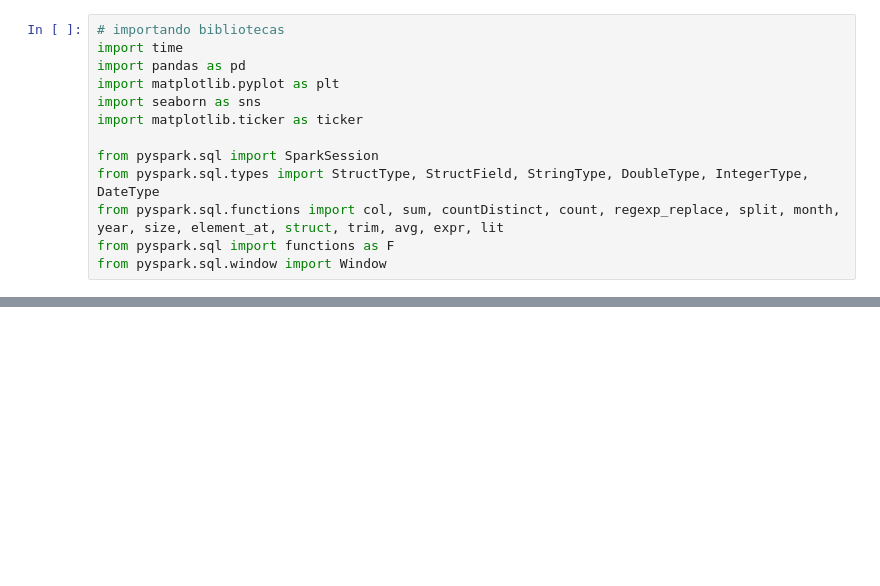
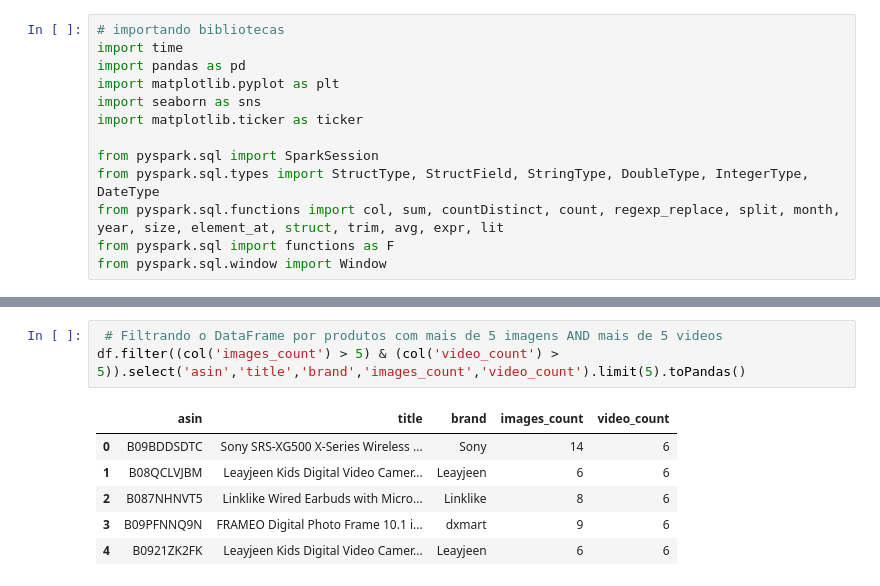
Before and after one commit to caioypaulino/Projet-BigData_Analytics_PySpark, a Jupyter notebook: big_data_analytics.ipynb, the cells around one changed output, grey strips where cells are left out. Cells and saved outputs as stored; diff of their text form; blank space fills up the shorter version.

```diff
--- a/big_data_analytics.ipynb
+++ b/big_data_analytics.ipynb
@@ -53,0 +151,10 @@ StructField("video", StringType(), True),
+# %%
+ # Filtrando o DataFrame por produtos com mais de 5 imagens AND mais de 5 videos
+df.filter((col('images_count') > 5) & (col('video_count') > 5)).select('asin','title','brand','images_count','video_count').limit(5).toPandas()
+# %% [output]
+|  | asin | title | brand | images_count | video_count |
+| 0 | B09BDDSDTC | Sony SRS-XG500 X-Series Wireless ... | Sony | 14 | 6 |
+| 1 | B08QCLVJBM | Leayjeen Kids Digital Video Camer... | Leayjeen | 6 | 6 |
+| 2 | B087NHNVT5 | Linklike Wired Earbuds with Micro... | Linklike | 8 | 6 |
+| 3 | B09PFNNQ9N | FRAMEO Digital Photo Frame 10.1 i... | dxmart | 9 | 6 |
+| 4 | B0921ZK2FK | Leayjeen Kids Digital Video Camer... | Leayjeen | 6 | 6 |
```
Also changed, not shown: parts of 18 cells of this notebook.
